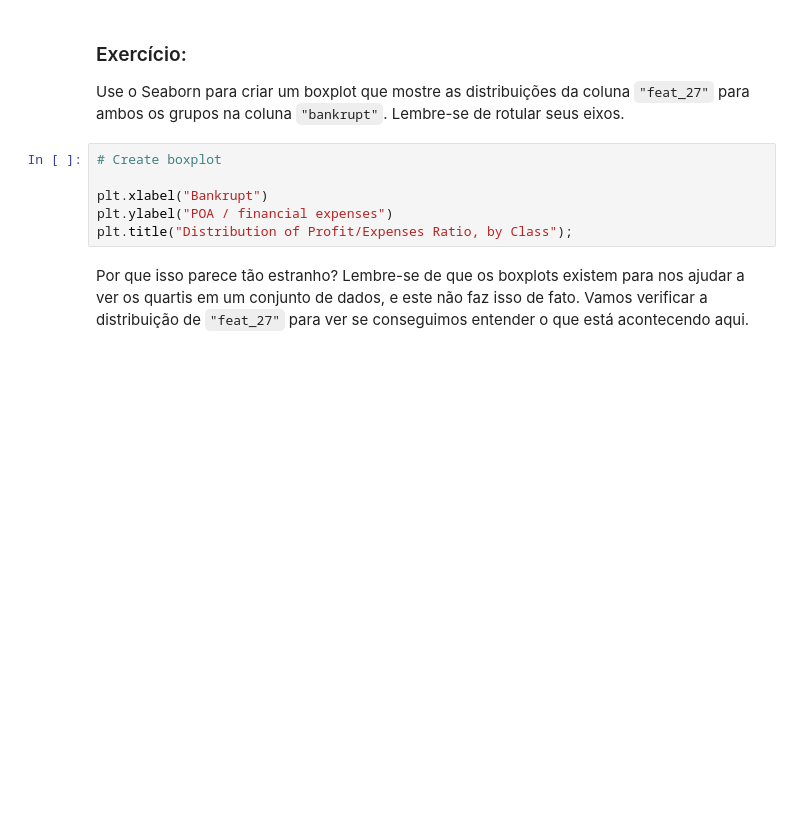
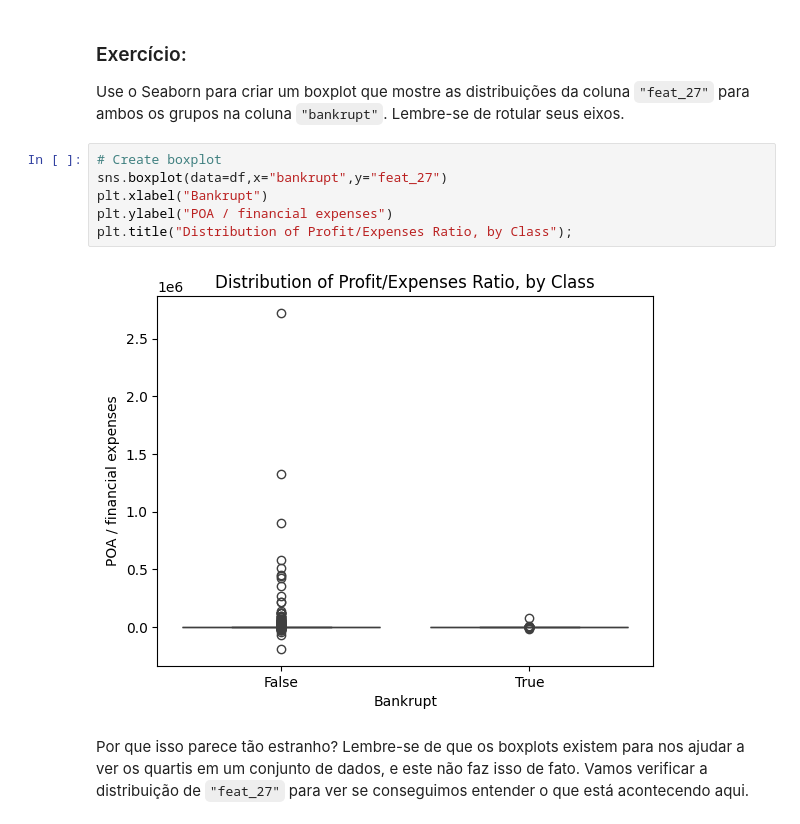
Before and after one commit to Pietro2704/Python, a Jupyter notebook: Python-IA/Aulas/IA__8.ipynb, the cells around one changed output. Drawn from its saved outputs; the diff is of its cells as text; blank space fills up the shorter version.

```diff
--- a/Python-IA/Aulas/IA__8.ipynb
+++ b/Python-IA/Aulas/IA__8.ipynb
@@ -224,10 +328,12 @@ Na última lição, vimos que havia 64 características de cada empresa, cada um
 Use o Seaborn para criar um boxplot que mostre as distribuições da coluna `"feat_27"` para ambos os grupos na coluna `"bankrupt"`. Lembre-se de rotular seus eixos.
 # %%
 # Create boxplot
-
+sns.boxplot(data=df,x="bankrupt",y="feat_27")
 plt.xlabel("Bankrupt")
 plt.ylabel("POA / financial expenses")
 plt.title("Distribution of Profit/Expenses Ratio, by Class");
+# %% [output]
+[figure, added]
 # %% [markdown]
 Por que isso parece tão estranho? Lembre-se de que os boxplots existem para nos ajudar a ver os quartis em um conjunto de dados, e este não faz isso de fato. Vamos verificar a distribuição de `"feat_27"` para ver se conseguimos entender o que está acontecendo aqui.
 # %% [markdown]
```
Also changed, not shown: parts of 23 cells of this notebook, 3 other files.
